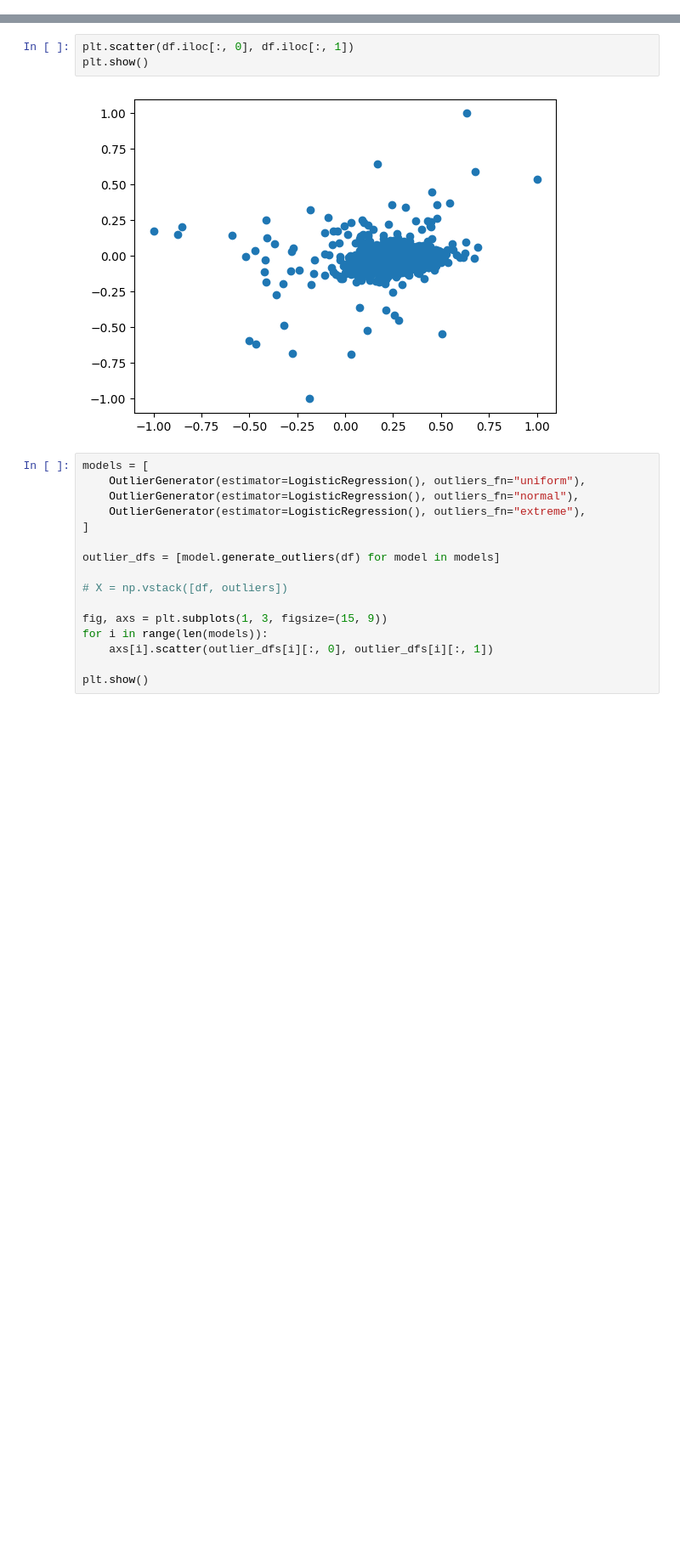
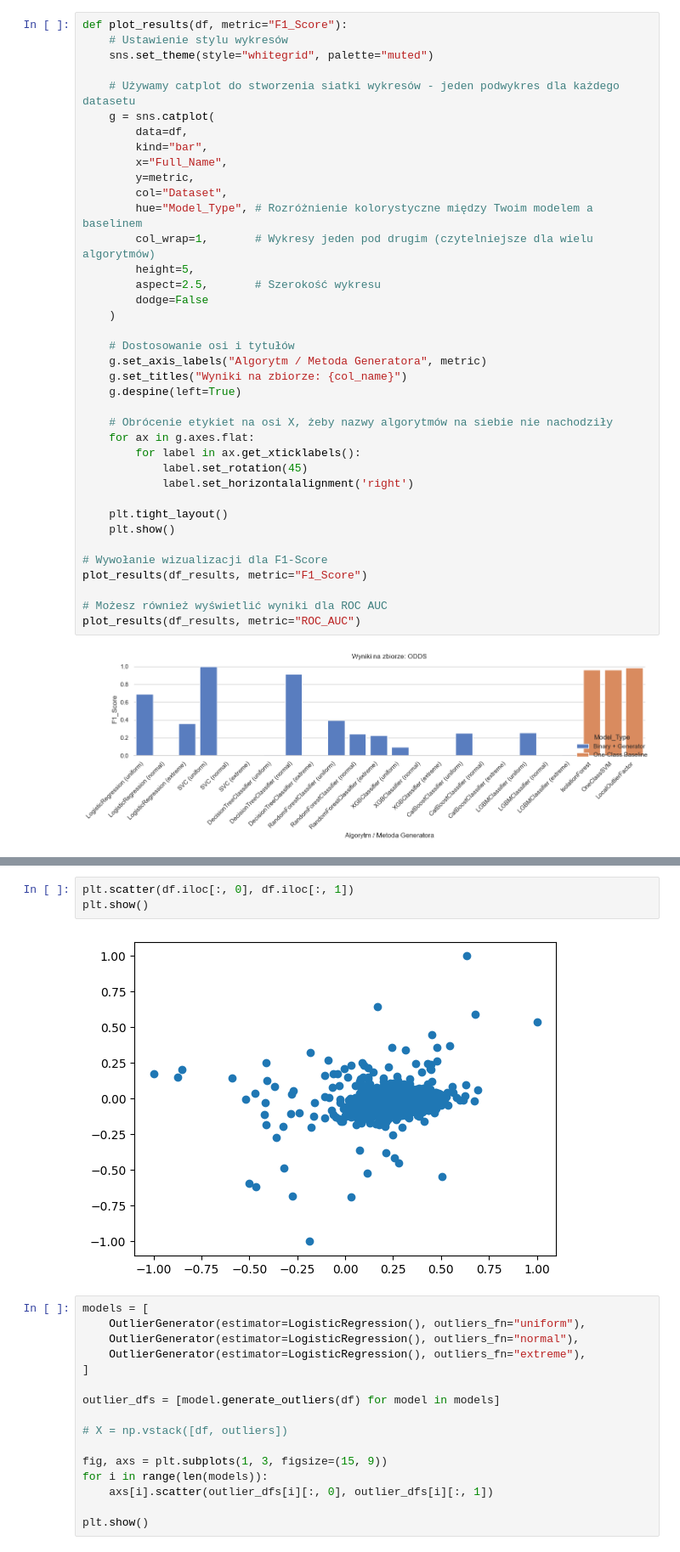
Before and after one commit to nitrazek/outlier-generator-models, a Jupyter notebook: notebooks/test_outliers.ipynb, the cells around one changed output, grey strips where cells are left out. Shown at 85% size. Cells and saved outputs as stored; diff of their text form; blank space fills up the shorter version.

Commit message:
added training and visualization to notebook

```diff
--- a/notebooks/test_outliers.ipynb
+++ b/notebooks/test_outliers.ipynb
@@ -8,0 +218,40 @@ from src.read_dataset import load, Dataset
+# %%
+def plot_results(df, metric="F1_Score"):
+    # Ustawienie stylu wykresów
+    sns.set_theme(style="whitegrid", palette="muted")
+
+    # Używamy catplot do stworzenia siatki wykresów - jeden podwykres dla każdego datasetu
+    g = sns.catplot(
+        data=df,
+        kind="bar",
+        x="Full_Name",
+        y=metric,
+        col="Dataset",
+        hue="Model_Type", # Rozróżnienie kolorystyczne między Twoim modelem a baselinem
+        col_wrap=1,       # Wykresy jeden pod drugim (czytelniejsze dla wielu algorytmów)
+        height=5,
+        aspect=2.5,       # Szerokość wykresu
+        dodge=False
+    )
+
+    # Dostosowanie osi i tytułów
+    g.set_axis_labels("Algorytm / Metoda Generatora", metric)
+    g.set_titles("Wyniki na zbiorze: {col_name}")
+    g.despine(left=True)
+
+    # Obrócenie etykiet na osi X, żeby nazwy algorytmów na siebie nie nachodziły
+    for ax in g.axes.flat:
+        for label in ax.get_xticklabels():
+            label.set_rotation(45)
+            label.set_horizontalalignment('right')
+
+    plt.tight_layout()
+    plt.show()
+
+# Wywołanie wizualizacji dla F1-Score
+plot_results(df_results, metric="F1_Score")
+
+# Możesz również wyświetlić wyniki dla ROC AUC
+plot_results(df_results, metric="ROC_AUC")
+# %% [output]
+[figure, added]
```
Also changed, not shown: parts of 5 cells of this notebook, 2 other files.
